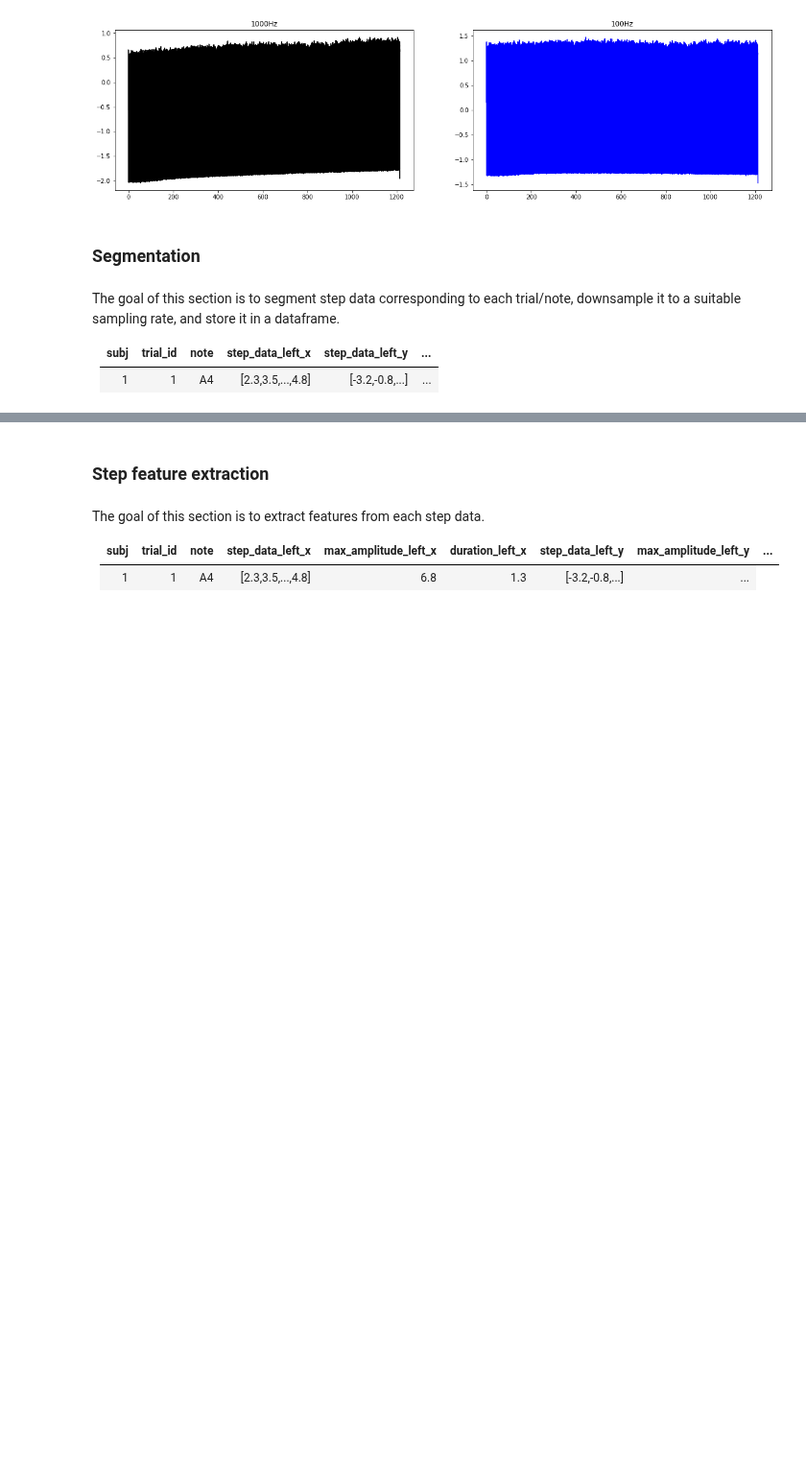
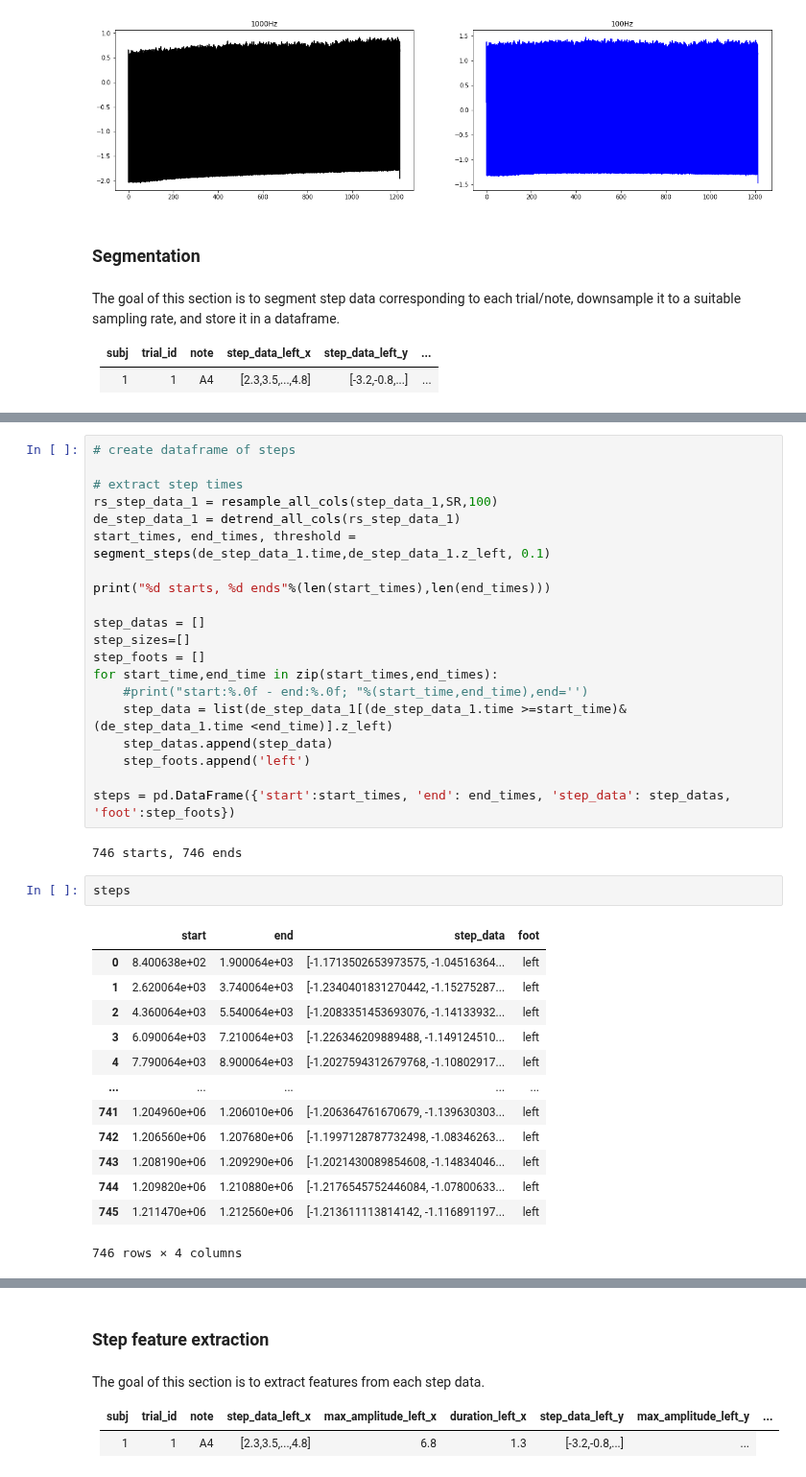
Before and after one commit to creamlab/treadmill, a Jupyter notebook: analysis/analysis.ipynb, the cells around one changed output, grey strips where cells are left out. Shown at 96% size. Drawn from its saved outputs; the diff is of its cells as text; blank space fills up the shorter version.

```diff
--- a/analysis/analysis.ipynb
+++ b/analysis/analysis.ipynb
@@ -370,0 +368,38 @@ plt.xlim([600,620])
+# %%
+# create dataframe of steps
+
+# extract step times
+rs_step_data_1 = resample_all_cols(step_data_1,SR,100)
+de_step_data_1 = detrend_all_cols(rs_step_data_1)
+start_times, end_times, threshold = segment_steps(de_step_data_1.time,de_step_data_1.z_left, 0.1)
+
+print("%d starts, %d ends"%(len(start_times),len(end_times)))
+
+step_datas = []
+step_sizes=[]
+step_foots = []
+for start_time,end_time in zip(start_times,end_times):
+    #print("start:%.0f - end:%.0f; "%(start_time,end_time),end='')
+    step_data = list(de_step_data_1[(de_step_data_1.time >=start_time)&(de_step_data_1.time <end_time)].z_left)
+    step_datas.append(step_data)
+    step_foots.append('left')
+
+steps = pd.DataFrame({'start':start_times, 'end': end_times, 'step_data': step_datas, 'foot':step_foots})
+# %% [output]
+746 starts, 746 ends
+# %%
+steps
+# %% [output]
+|  | start | end | step_data | foot |
+| 0 | 8.400638e+02 | 1.900064e+03 | [-1.1713502653973575, -1.04516364... | left |
+| 1 | 2.620064e+03 | 3.740064e+03 | [-1.2340401831270442, -1.15275287... | left |
+| 2 | 4.360064e+03 | 5.540064e+03 | [-1.2083351453693076, -1.14133932... | left |
+| 3 | 6.090064e+03 | 7.210064e+03 | [-1.226346209889488, -1.149124510... | left |
+| 4 | 7.790064e+03 | 8.900064e+03 | [-1.2027594312679768, -1.10802917... | left |
+| ... | ... | ... | ... | ... |
+| 741 | 1.204960e+06 | 1.206010e+06 | [-1.206364761670679, -1.139630303... | left |
+| 742 | 1.206560e+06 | 1.207680e+06 | [-1.1997128787732498, -1.08346263... | left |
+| 743 | 1.208190e+06 | 1.209290e+06 | [-1.2021430089854608, -1.14834046... | left |
+| 744 | 1.209820e+06 | 1.210880e+06 | [-1.2176545752446084, -1.07800633... | left |
+| 745 | 1.211470e+06 | 1.212560e+06 | [-1.213611113814142, -1.116891197... | left |
+746 rows × 4 columns
```
Also changed, not shown: parts of 8 cells of this notebook.
